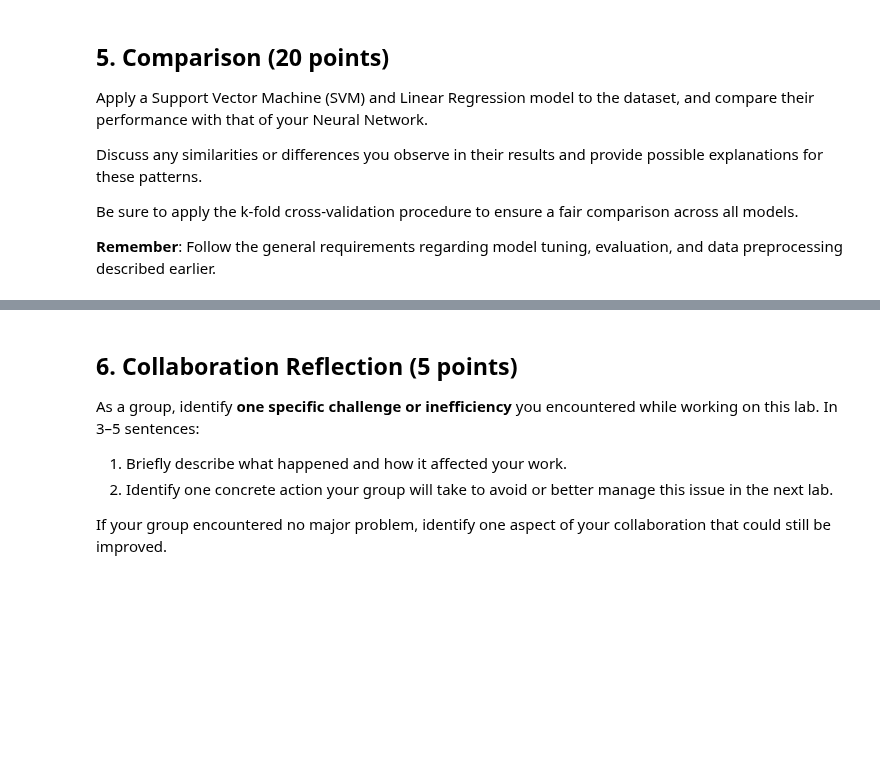
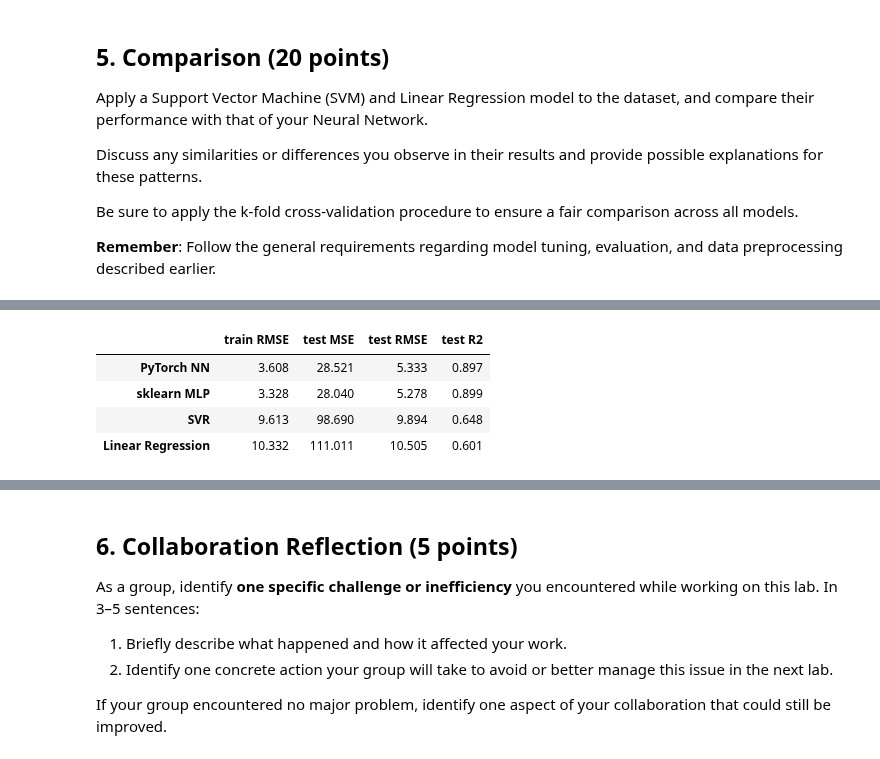
Before and after one commit to AudreyStelle/ML-Lab-3-Non-linear-Dimensionality-Reduction---t-SNE-and-UMAP, a Jupyter notebook: 05-neural-networks-real-data.ipynb, the cells around one changed output, grey strips where cells are left out. Drawn from its saved outputs; the diff is of its cells as text; code cells hidden in the pictures; blank space fills up the shorter version.

```diff
--- a/05-neural-networks-real-data.ipynb
+++ b/05-neural-networks-real-data.ipynb
@@ -400,0 +452,14 @@ Be sure to apply the k-fold cross-validation procedure to ensure a fair comparis
+# %%
+comparison = pd.DataFrame({
+    "PyTorch NN": nn_results.mean(),
+    "sklearn MLP": sk_results.mean(),
+    "SVR": svr_results.mean(),
+    "Linear Regression": lr_results.mean(),
+}).T
+comparison.round(3)
+# %% [output]
+|  | train RMSE | test MSE | test RMSE | test R2 |
+| PyTorch NN | 3.608 | 28.521 | 5.333 | 0.897 |
+| sklearn MLP | 3.328 | 28.040 | 5.278 | 0.899 |
+| SVR | 9.613 | 98.690 | 9.894 | 0.648 |
+| Linear Regression | 10.332 | 111.011 | 10.505 | 0.601 |
```
Also changed, not shown: parts of 9 cells of this notebook.
